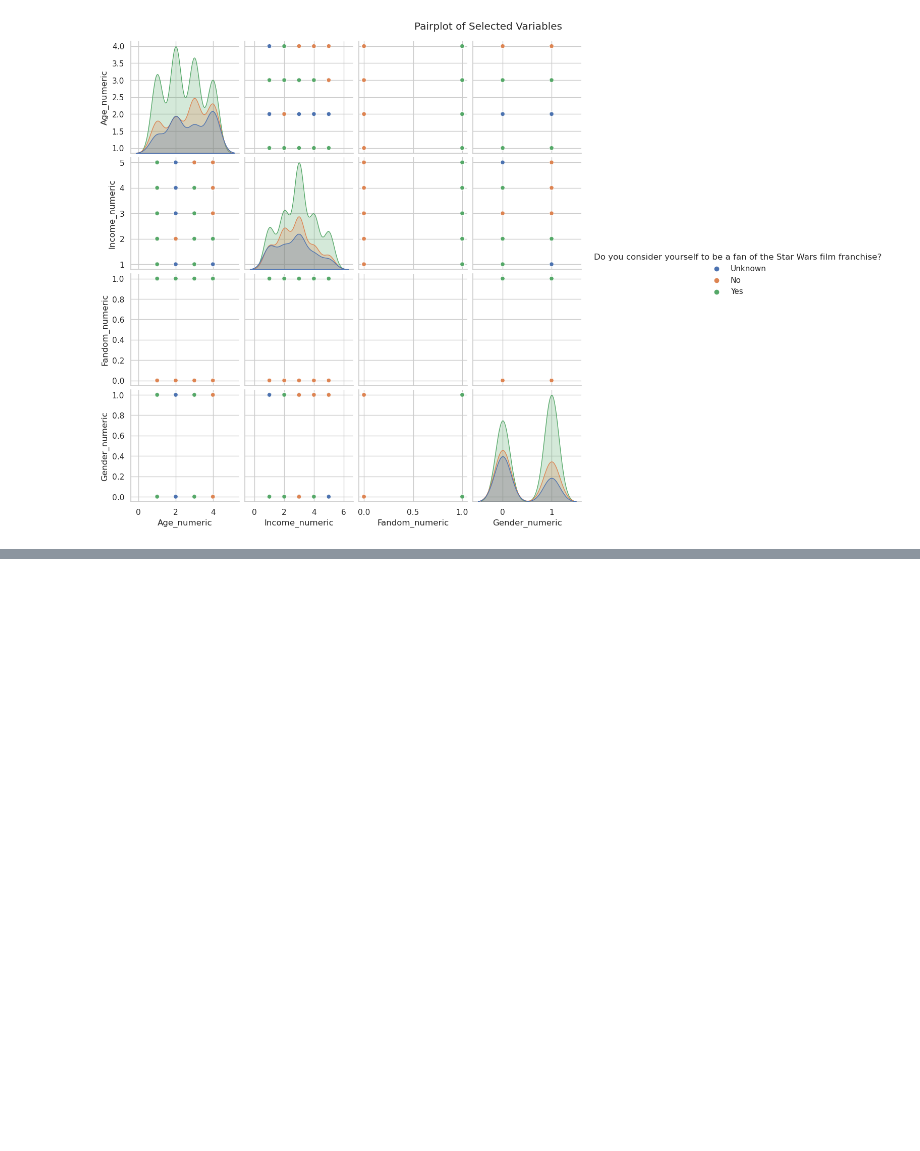
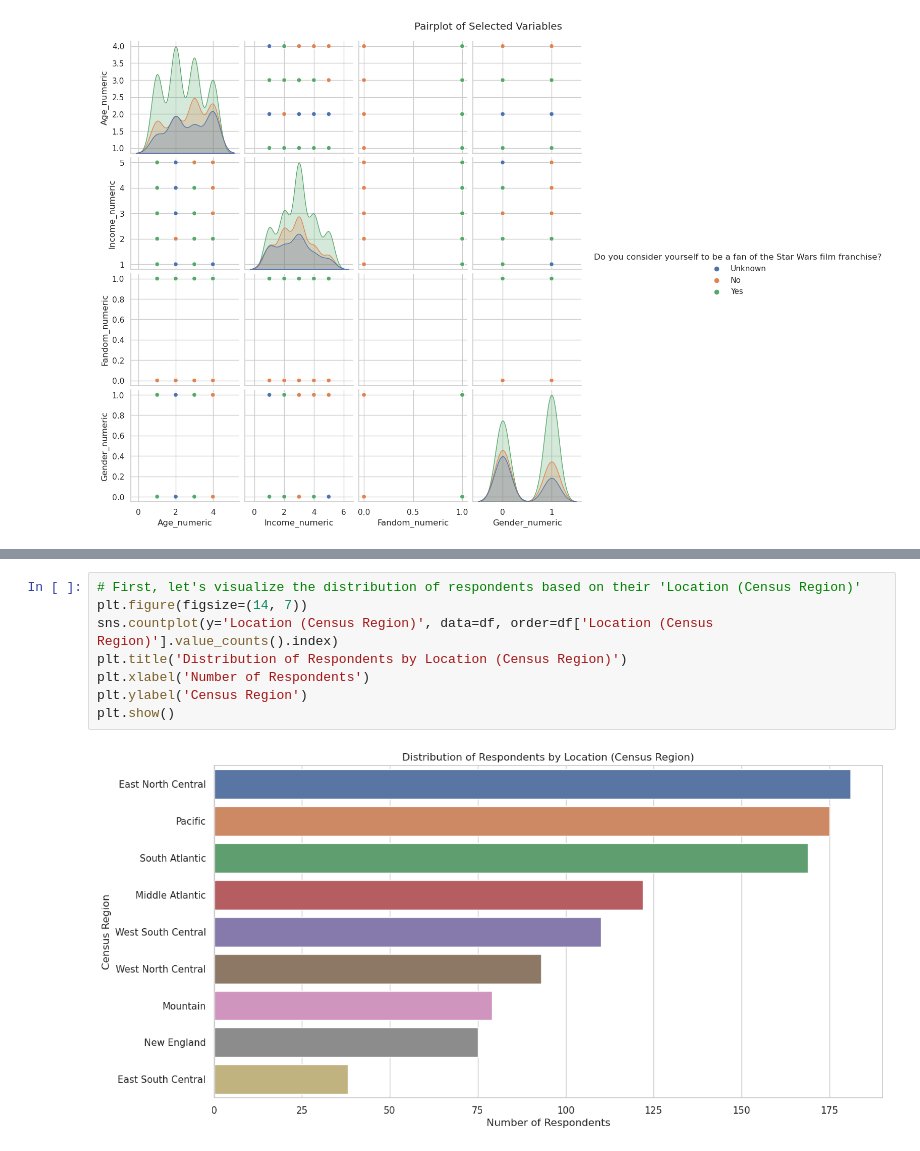
Before and after one commit to ehsanestaji/Exploratory-Data-Analysis-EDA, a Jupyter notebook: EDA-StarWars.ipynb, the cells around one changed output, grey strips where cells are left out. Cells and saved outputs as stored; diff of their text form; blank space fills up the shorter version.

```diff
--- a/EDA-StarWars.ipynb
+++ b/EDA-StarWars.ipynb
@@ -473,0 +572,10 @@ The Exploratory Data Analysis provided valuable insights into the demographics a
+# %%
+# First, let's visualize the distribution of respondents based on their 'Location (Census Region)'
+plt.figure(figsize=(14, 7))
+sns.countplot(y='Location (Census Region)', data=df, order=df['Location (Census Region)'].value_counts().index)
+plt.title('Distribution of Respondents by Location (Census Region)')
+plt.xlabel('Number of Respondents')
+plt.ylabel('Census Region')
+plt.show()
+# %% [output]
+[figure, added]
```
Also changed, not shown: parts of 35 cells of this notebook, 1 other file.
